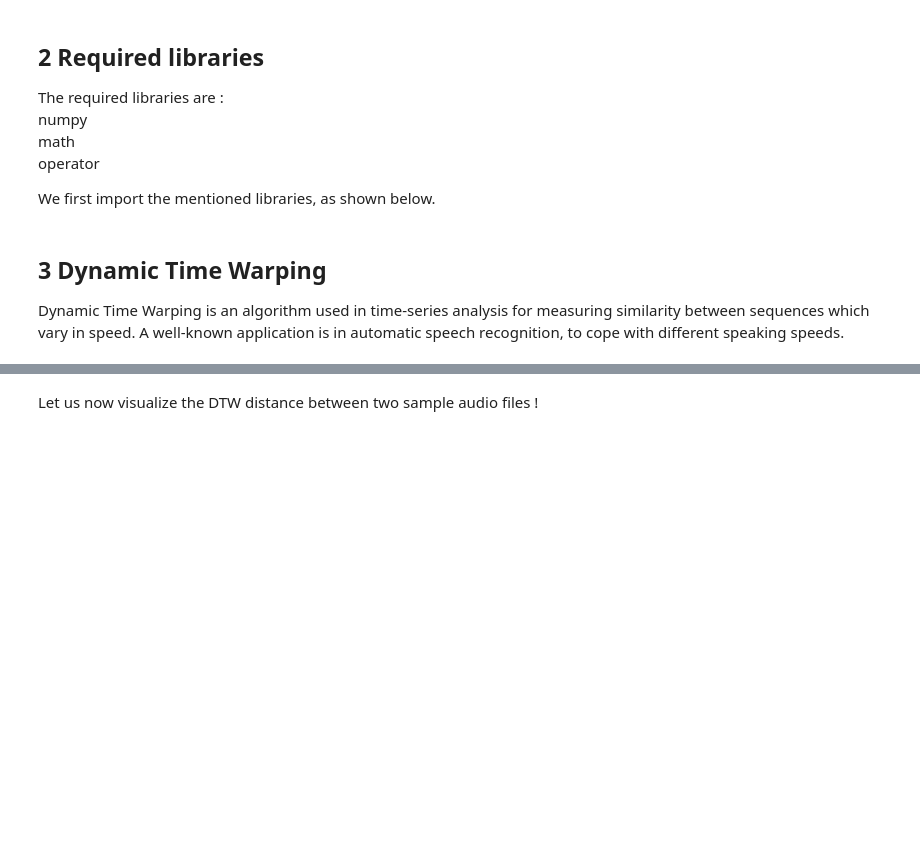
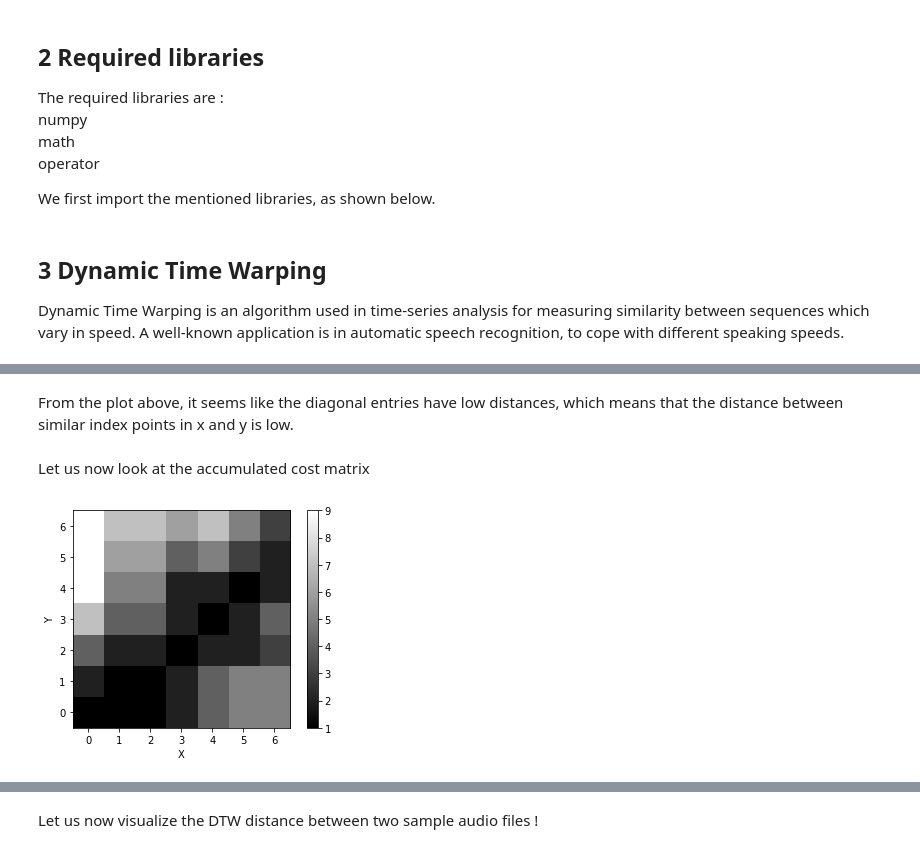
Before and after one commit to rmhanchate/SAMP2020_course_material, a Jupyter notebook: KNN_Test.ipynb, the cells around one changed output, grey strips where cells are left out. Saved outputs shown, nothing was run; the diff lists cells and outputs as text; code cells hidden in the pictures; blank space fills up the shorter version.

```diff
--- a/KNN_Test.ipynb
+++ b/KNN_Test.ipynb
@@ -89,0 +102,13 @@ def dtwDist(x, y, dist, warp=1, w=np.inf, s=1.0):
+# %% [markdown]
+From the plot above, it seems like the diagonal entries have low distances, which means that the distance between similar index points in x and y is low.
+# %% [markdown]
+Let us now look at the accumulated cost matrix
+# %%
+im = plt.imshow(acc_cost_matrix, interpolation='nearest', cmap='gray')
+plt.gca().invert_yaxis()
+plt.xlabel("X")
+plt.ylabel("Y")
+plt.colorbar();
+plt.show()
+# %% [output]
+[figure, added]
```
Also changed, not shown: parts of 14 cells of this notebook, 11 other files.
